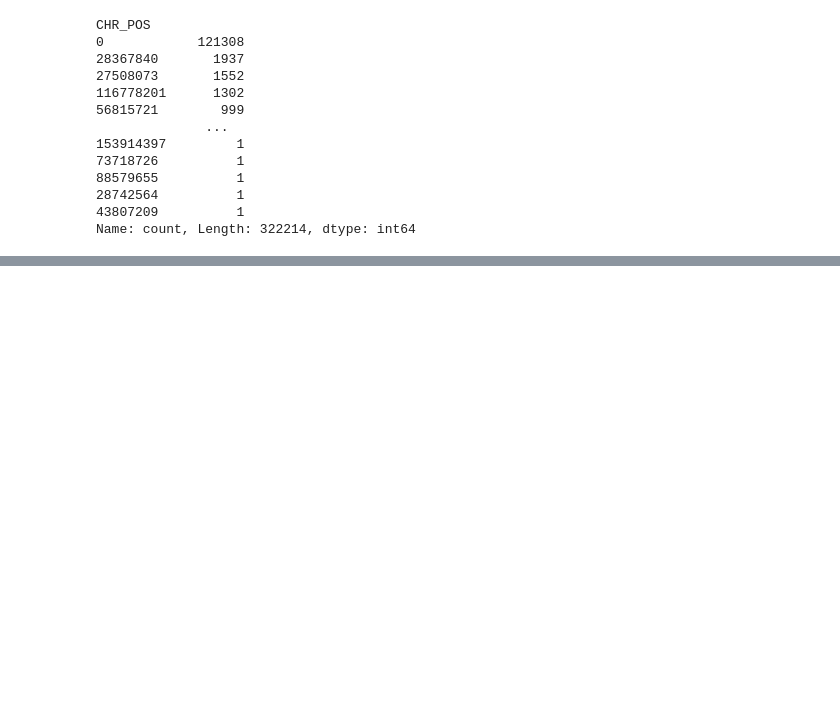
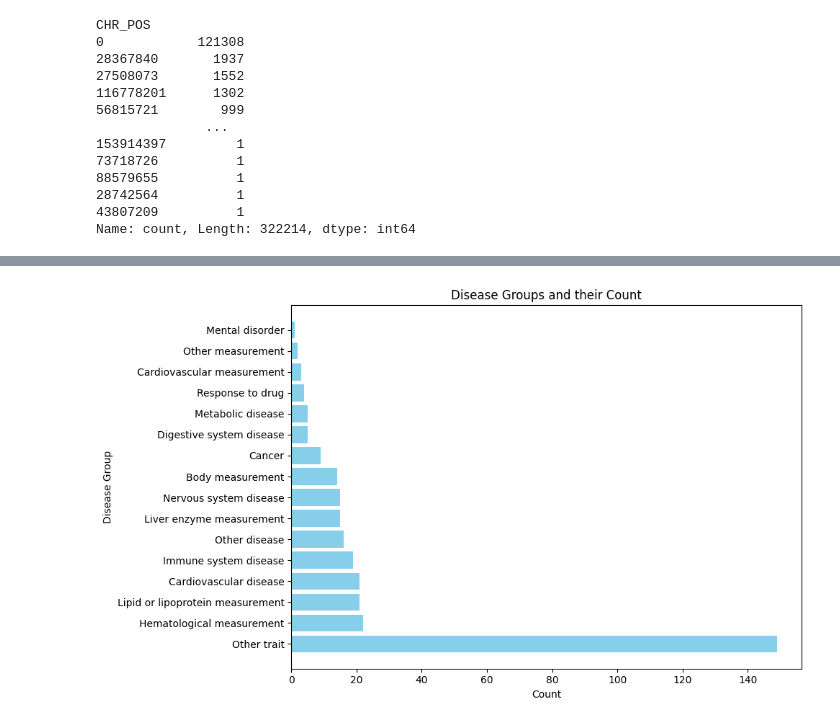
Before and after one commit to aeiwz/wgs-report-tools, a Jupyter notebook: test.ipynb, the cells around one changed output, grey strips where cells are left out. Saved outputs shown, nothing was run; the diff lists cells and outputs as text; code cells hidden in the pictures; blank space fills up the shorter version.

```diff
--- a/test.ipynb
+++ b/test.ipynb
@@ -1605,0 +1730,29 @@ Name: count, Length: 322214, dtype: int64
+# %%
+import matplotlib.pyplot as plt
+import pandas as pd
+
+# Step 1: Prepare the data
+data = {
+    'Disease Group': ['Other trait', 'Hematological measurement', 'Lipid or lipoprotein measurement',
+                      'Cardiovascular disease', 'Immune system disease', 'Other disease',
+                      'Liver enzyme measurement', 'Nervous system disease', 'Body measurement',
+                      'Cancer', 'Digestive system disease', 'Metabolic disease', 'Response to drug',
+                      'Cardiovascular measurement', 'Other measurement', 'Mental disorder'],
+    'Count': [149, 22, 21, 21, 19, 16, 15, 15, 14, 9, 5, 5, 4, 3, 2, 1]
+}
+
+# Step 2: Create a DataFrame
+df = pd.DataFrame(data)
+
+# Step 3: Create a bar plot
+plt.figure(figsize=(10, 6))
+plt.barh(df['Disease Group'], df['Count'], color='skyblue')
+plt.xlabel('Count')
+plt.ylabel('Disease Group')
+plt.title('Disease Groups and their Count')
+
+# Display the plot
+plt.tight_layout()
+plt.show()
+# %% [output]
+[figure, added]
```
Also changed, not shown: parts of 12 cells of this notebook, 4 other files.
